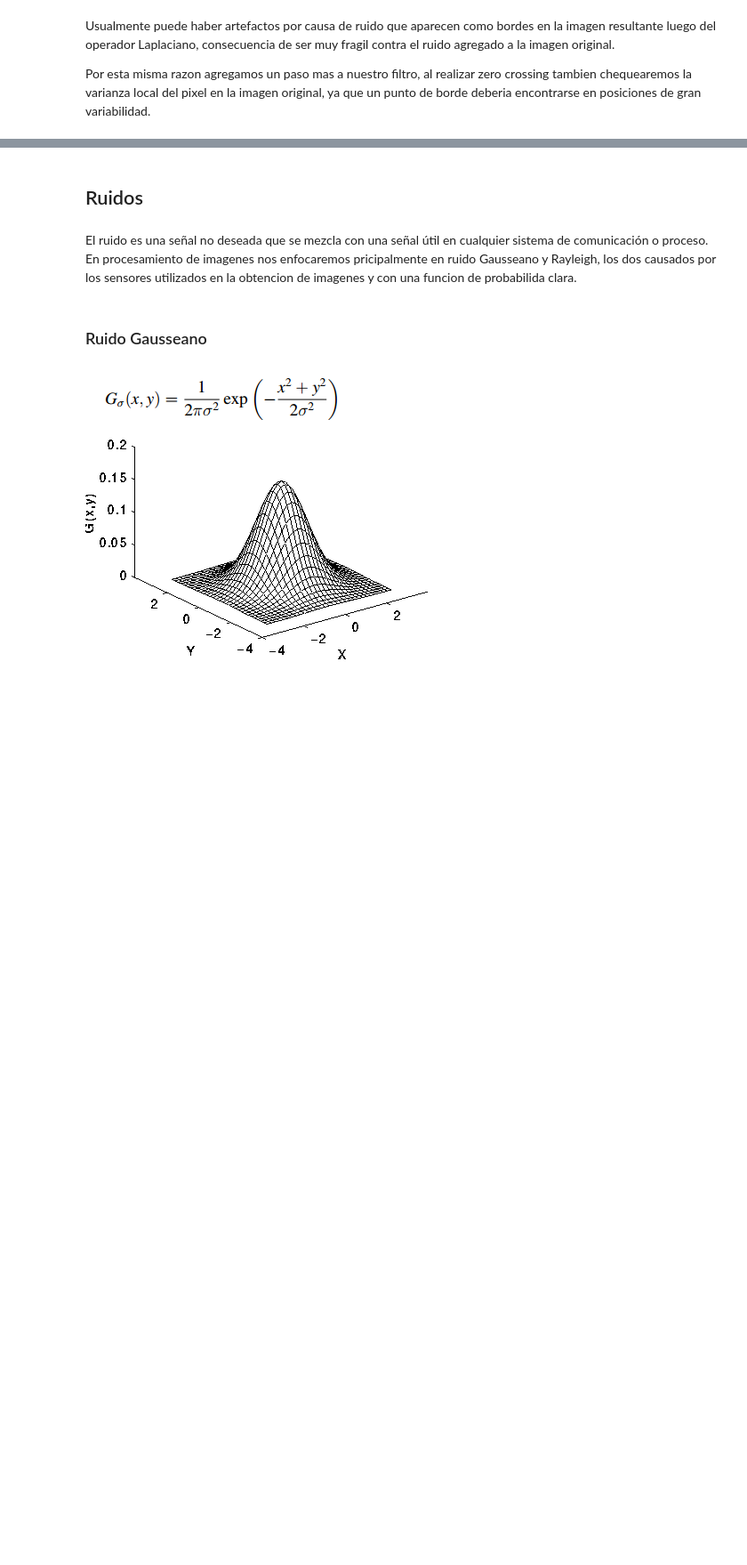
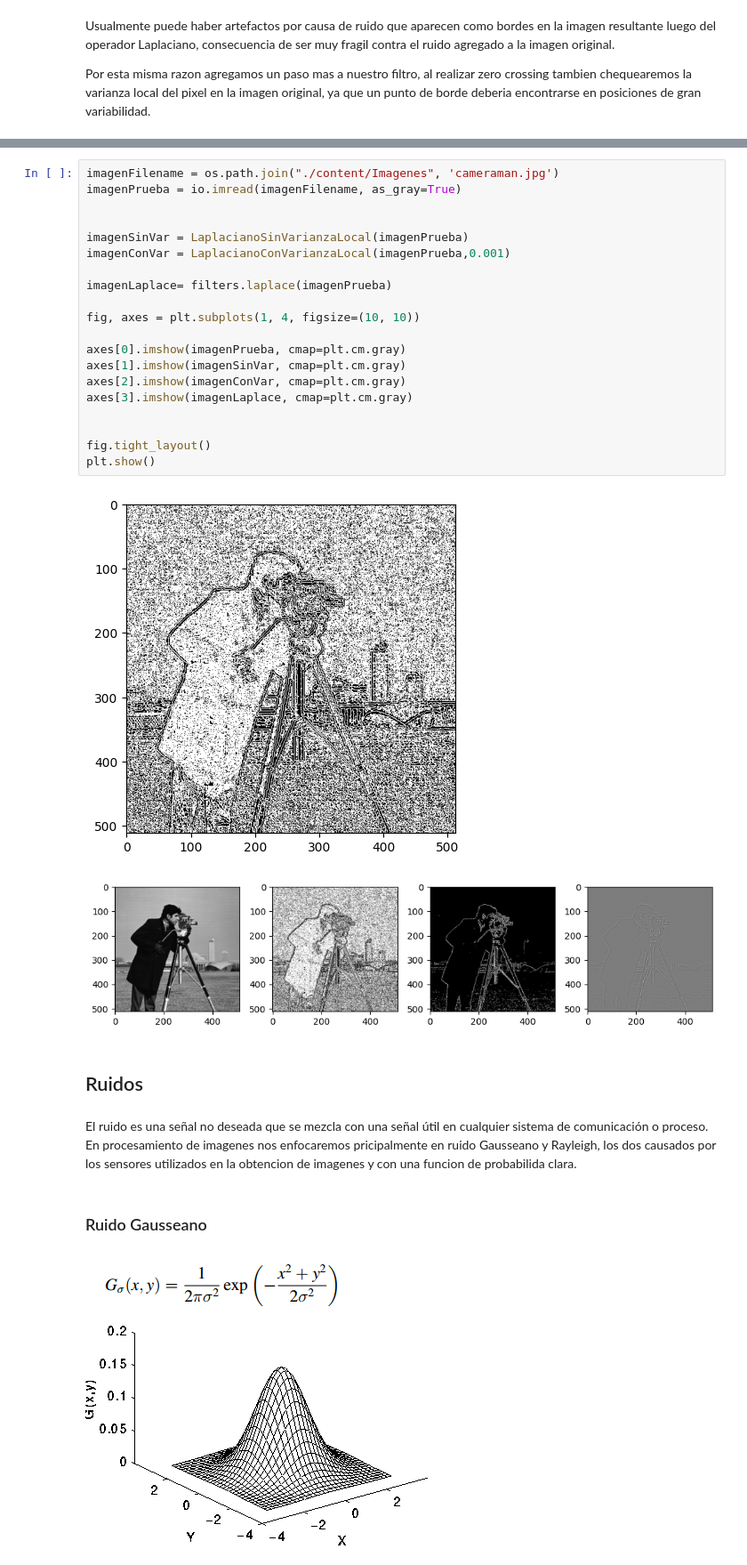
Before and after one commit to tusar-verma/Procesamiento-de-Imagenes, a Jupyter notebook: Labo-3/Practica3Bordes.ipynb, the cells around one changed output, grey strips where cells are left out. Shown at 89% size. Drawn from its saved outputs; the diff is of its cells as text; blank space fills up the shorter version.

Commit message:
Actualización laplace, pruebas y correcciones

```diff
--- a/Labo-3/Practica3Bordes.ipynb
+++ b/Labo-3/Practica3Bordes.ipynb
@@ -247,6 +265,29 @@ def LaplacianoConVarianzaLocal(imagen, umbralVar):
 
   res = Unos * 255 * matrizZC  * varFiltrada
   return res
+# %%
+imagenFilename = os.path.join("./content/Imagenes", 'cameraman.jpg')
+imagenPrueba = io.imread(imagenFilename, as_gray=True)
+
+
+imagenSinVar = LaplacianoSinVarianzaLocal(imagenPrueba)
+imagenConVar = LaplacianoConVarianzaLocal(imagenPrueba,0.001)
+
+imagenLaplace= filters.laplace(imagenPrueba)
+
+fig, axes = plt.subplots(1, 4, figsize=(10, 10))
+
+axes[0].imshow(imagenPrueba, cmap=plt.cm.gray)
+axes[1].imshow(imagenSinVar, cmap=plt.cm.gray)
+axes[2].imshow(imagenConVar, cmap=plt.cm.gray)
+axes[3].imshow(imagenLaplace, cmap=plt.cm.gray)
+
+
+fig.tight_layout()
+plt.show()
+# %% [output]
+[figure, added]
+[figure, added]
 # %% [markdown]
 ## Ruidos
 # %% [markdown]
```
Also changed, not shown: parts of 10 cells of this notebook.
